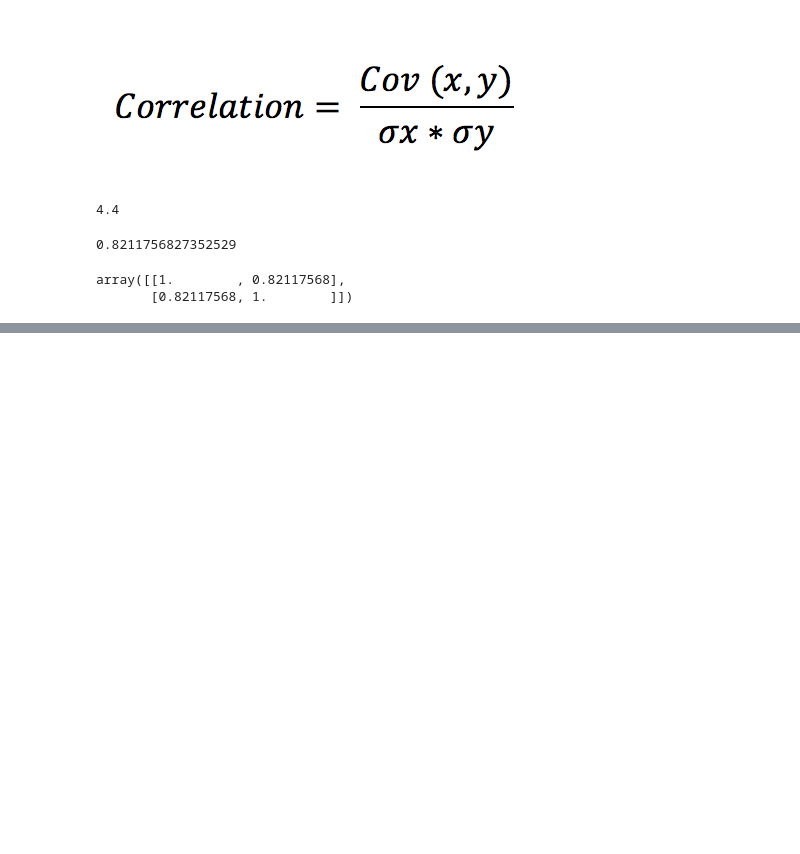
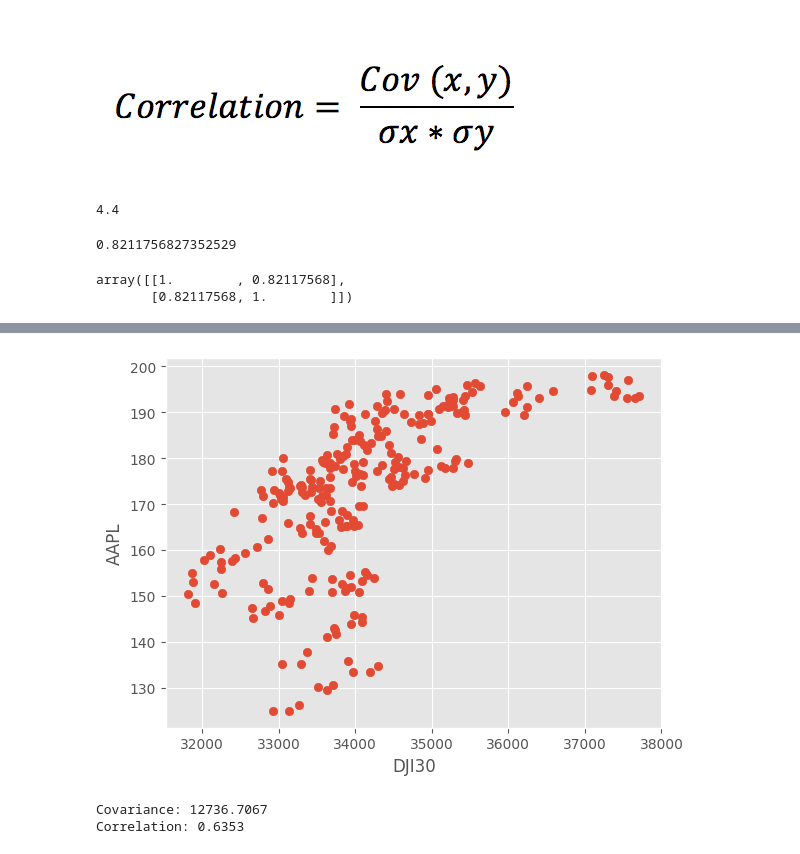
Before and after one commit to astrrr/quant-lab, a Jupyter notebook: lab_py_fin_covariance_correlation.ipynb, the cells around one changed output, grey strips where cells are left out. Drawn from its saved outputs; the diff is of its cells as text; code cells hidden in the pictures; blank space fills up the shorter version.

Commit message:
plot correlation

```diff
--- a/lab_py_fin_covariance_correlation.ipynb
+++ b/lab_py_fin_covariance_correlation.ipynb
@@ -167,0 +195,3 @@ array([[1.        , 0.82117568],
+# %%
+df_dji = yf.download('^DJI', interval='1d', start="2023-01-01", end="2023-12-31")
+df_aapl = yf.download('AAPL', interval='1d', start="2023-01-01", end="2023-12-31")
@@ -167,0 +221,3 @@ array([[1.        , 0.82117568],
+# %%
+df_dji_close = df_dji[0:-1]['Close']
+df_aapl_close = df_aapl[0:-1]['Close']
@@ -167,0 +247,11 @@ array([[1.        , 0.82117568],
+# %%
+plt.scatter(df_dji_close, df_aapl_close)
+plt.xlabel("DJI30")
+plt.ylabel("AAPL")
+plt.show()
+print(f'Covariance: {np.cov(df_dji_close, df_aapl_close)[0][1]:.4f}')
+print(f'Correlation: {np.corrcoef(df_dji_close, df_aapl_close)[0][1]:.4f}')
+# %% [output]
+[figure, added]
+Covariance: 12736.7067
+Correlation: 0.6353
```
Also changed, not shown: parts of 19 cells of this notebook.
